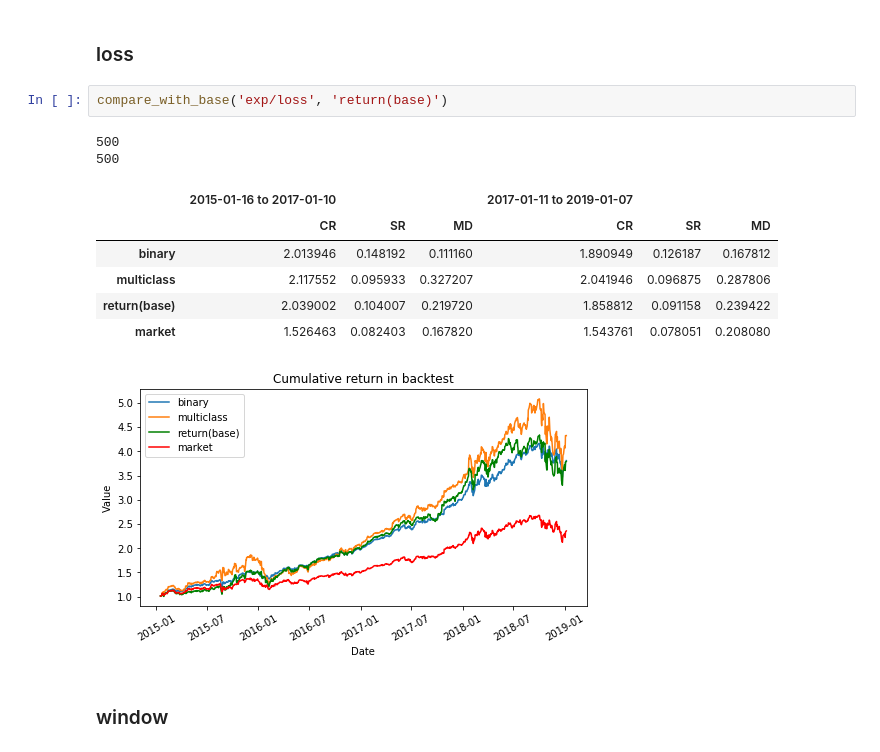
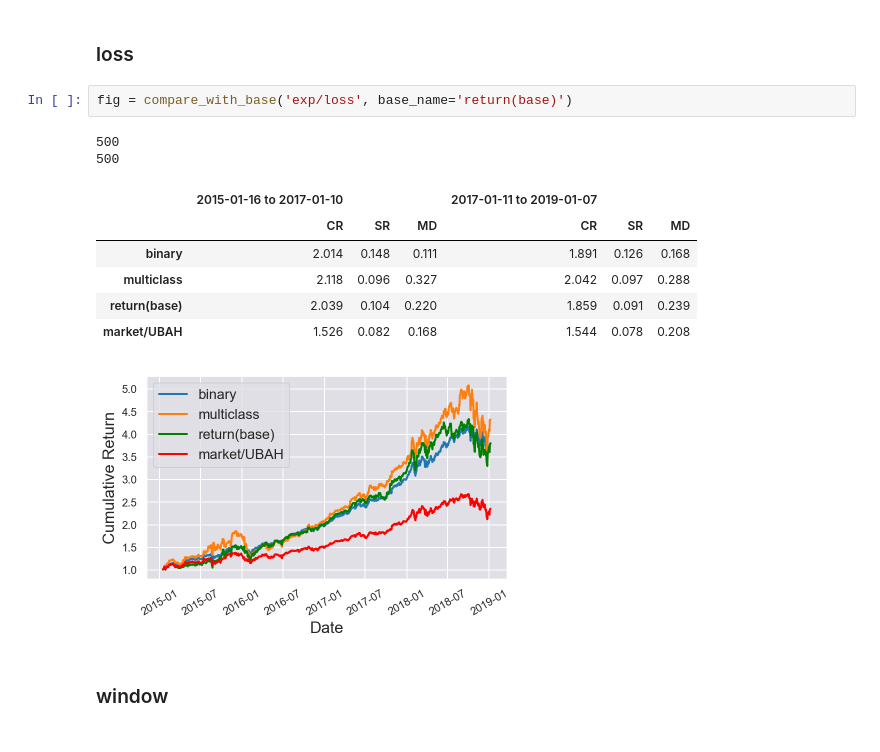
Before and after one commit to yanxurui/portfolio, a Jupyter notebook: analysis.ipynb, the cells around one changed output. Saved outputs shown, nothing was run; the diff lists cells and outputs as text.

```diff
--- a/analysis.ipynb
+++ b/analysis.ipynb
@@ -196,17 +224,17 @@ compare_with_base('exp/features', 'OHLC(base)')
 # %% [markdown]
 ### loss
 # %%
-compare_with_base('exp/loss', 'return(base)')
+fig = compare_with_base('exp/loss', base_name='return(base)')
 # %% [output]
 500
 500
 |  | 2015-01-16 to 2017-01-10 |  |  | 2017-01-11 to 2019-01-07 |  |  |
 |  | CR | SR | MD | CR | SR | MD |
-| binary | 2.013946 | 0.148192 | 0.111160 | 1.890949 | 0.126187 | 0.167812 |
-| multiclass | 2.117552 | 0.095933 | 0.327207 | 2.041946 | 0.096875 | 0.287806 |
-| return(base) | 2.039002 | 0.104007 | 0.219720 | 1.858812 | 0.091158 | 0.239422 |
-| market | 1.526463 | 0.082403 | 0.167820 | 1.543761 | 0.078051 | 0.208080 |
+| binary | 2.014 | 0.148 | 0.111 | 1.891 | 0.126 | 0.168 |
+| multiclass | 2.118 | 0.096 | 0.327 | 2.042 | 0.097 | 0.288 |
+| return(base) | 2.039 | 0.104 | 0.220 | 1.859 | 0.091 | 0.239 |
+| market/UBAH | 1.526 | 0.082 | 0.168 | 1.544 | 0.078 | 0.208 |
-[figure, old version]
+[figure, new version]
 # %% [markdown]
 ### window
 # %%
```
Also changed, not shown: parts of 9 cells of this notebook, 1 other file.
